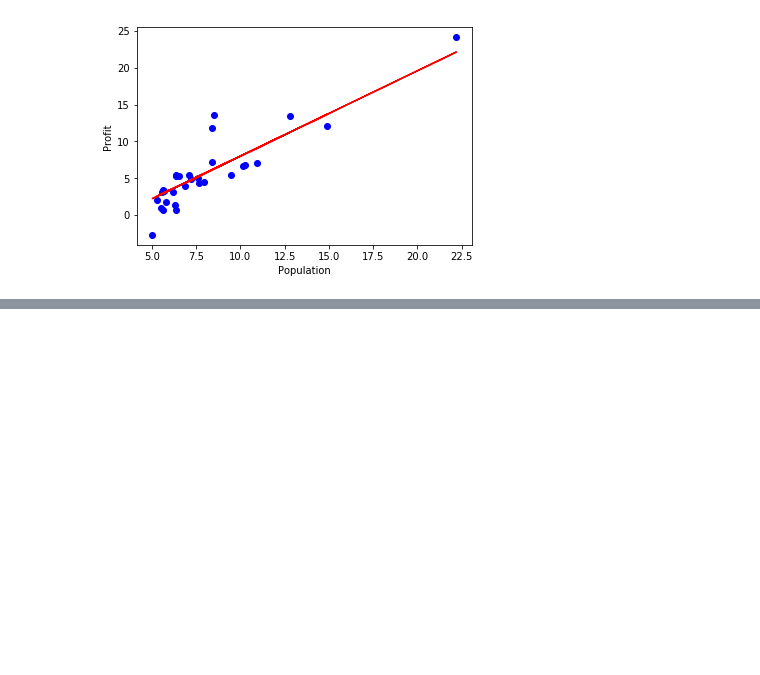
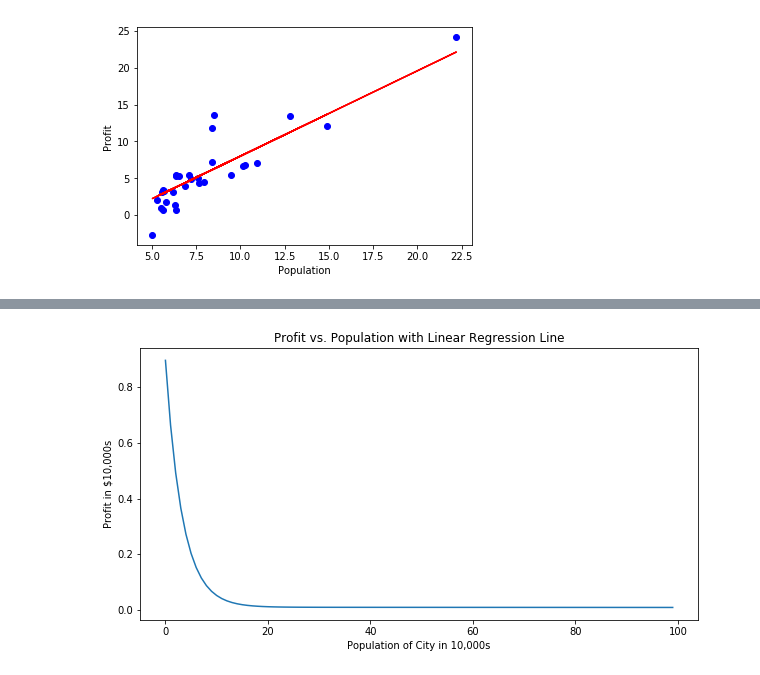
Before and after one commit to sabanasimbutt/Machine-Learning, a Jupyter notebook: Machine Learning Assignments/LinearRegression.ipynb, the cells around one changed output, grey strips where cells are left out. Cells and saved outputs as stored; diff of their text form; code cells hidden in the pictures; blank space fills up the shorter version.

Commit message:
Linear regression with multi variable

```diff
--- a/Machine Learning Assignments/LinearRegression.ipynb
+++ b/Machine Learning Assignments/LinearRegression.ipynb
@@ -142,0 +175,28 @@ plt.show()
+# %%
+#Add bias term
+
+datax= pd.DataFrame()
+datax['i']=1
+datax[['size', 'bedrooms']]= datam[['size', 'bedrooms']]
+datax['i']=1
+# %%
+xm= np.asarray(datax)
+ym= np.asarray(datam.price)
+theta=[1,1,1]
+iterations=100
+alpha=0.1
+# %%
+gradientm= gradient_descent(xm, ym, theta, iterations,alpha)
+# %%
+numbers=[]
+for n in range(100):
+    numbers.append(n)
+# %%
+plt.figure(figsize=[10,5])
+plt.plot(numbers, gradientm[1],'-')
+plt.xlabel('Population of City in 10,000s')
+plt.ylabel('Profit in $10,000s')
+plt.title('Profit vs. Population with Linear Regression Line')
+plt.show()
+# %% [output]
+[figure, added]
```
Also changed, not shown: parts of 7 cells of this notebook.
